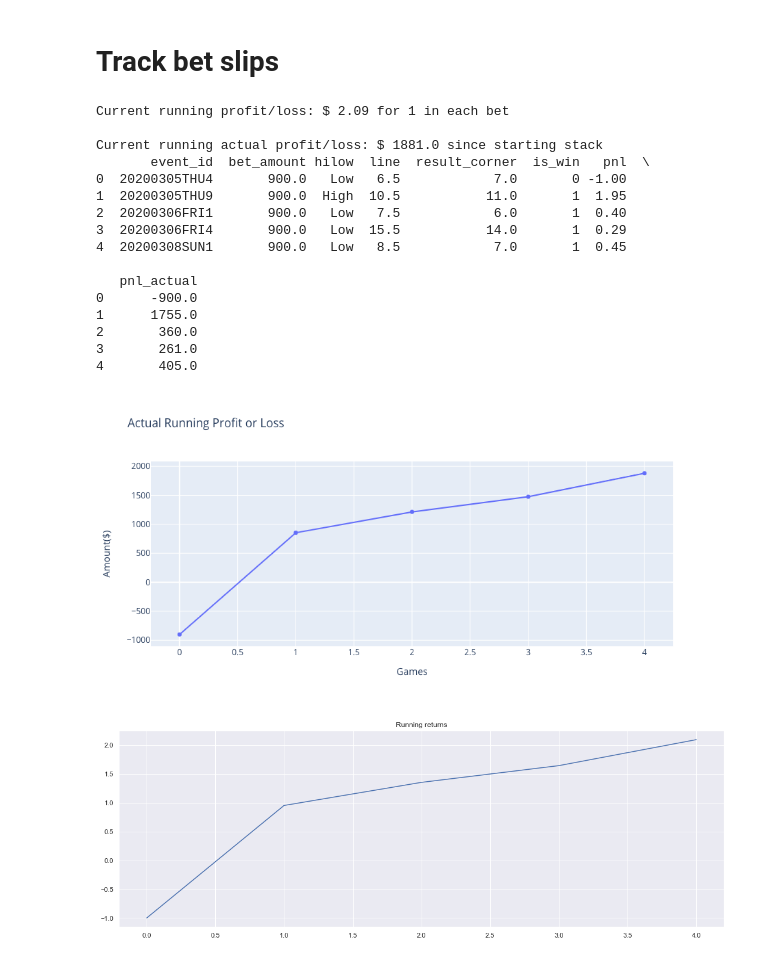
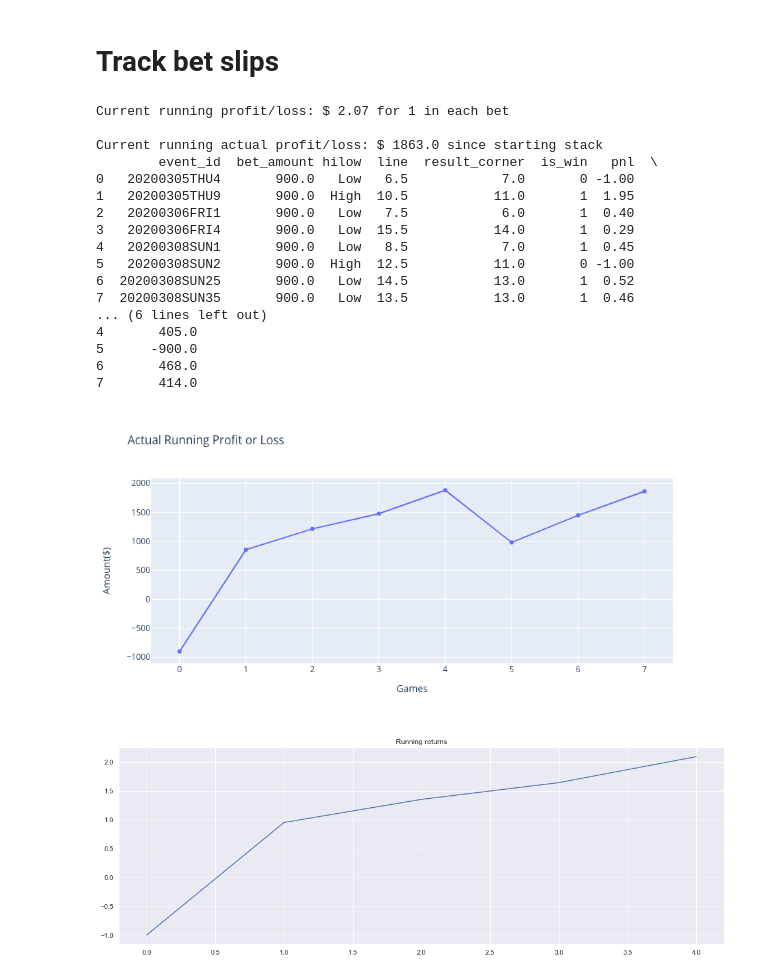
Before and after one commit to tysonwu/odds-crawl-app, a Jupyter notebook: development/data_collection/notebooks/bet_slips_analysis.ipynb, the cells around one changed output. Drawn from its saved outputs; the diff is of its cells as text; code cells hidden in the pictures.

```diff
--- a/development/data_collection/bet_slips_analysis.ipynb
+++ b/development/data_collection/notebooks/bet_slips_analysis.ipynb
@@ -19,48 +19,50 @@ data['hilow'] = data['hilow_content'].apply(lambda x: x.split("[")[0])
 data['line'] = data['hilow_content'].apply(lambda x: re.sub('@|]','',x.split("[")[-1]))
 data['bet_amount'] = data['bet_amount'].apply(lambda x: re.sub('\$','',x).strip())
 data['bet_amount'] = data['bet_amount'].apply(pd.to_numeric)
 data['odds'] = data['odds'].apply(pd.to_numeric)
 data['line'] = data['line'].apply(pd.to_numeric)
 data = data[data.send_bet_status.str.contains('Accepted')]
 del data['hilow_content']
 
 # merge with results
 data = data.merge(result[['event_id','result_corner']], how='inner', on='event_id')
+data = data[~data.result_corner.isna()]
 data['result_corner'] = data['result_corner'].apply(pd.to_numeric)
 data['is_win'] = np.where(data.hilow == 'Low',
                           np.where(data.line>data.result_corner,1,0),
                           np.where(data.line<data.result_corner,1,0))
 data['pnl'] = np.where(data.is_win == 1, data.odds - 1, -1)
 data['pnl_actual'] = data.bet_amount * data.pnl
 print('\nCurrent running profit/loss: $ {} for 1 in each bet'.format(round(data['pnl'].sum(),2)))
 print('\nCurrent running actual profit/loss: $ {} since starting stack'.format(round(data['pnl_actual'].sum(),2)))
 print(data[['event_id','bet_amount','hilow','line','result_corner','is_win','pnl','pnl_actual']])
 # u.graph(data.index, data.pnl.cumsum(), 'Running returns')
 
 import plotly.graph_objects as go
 fig = go.Figure(data=go.Scatter(x=data.index, y=data.pnl_actual.cumsum()))
 fig.update_layout(title='Actual Running Profit or Loss',
                    xaxis_title='Games',
                    yaxis_title='Amount($)')
 fig.show()
 # %% [output]
-Current running profit/loss: $ 2.09 for 1 in each bet
+Current running profit/loss: $ 2.07 for 1 in each bet
 
-Current running actual profit/loss: $ 1881.0 since starting stack
-       event_id  bet_amount hilow  line  result_corner  is_win   pnl  \
-0  20200305THU4       900.0   Low   6.5            7.0       0 -1.00
-1  20200305THU9       900.0  High  10.5           11.0       1  1.95
-2  20200306FRI1       900.0   Low   7.5            6.0       1  0.40
-3  20200306FRI4       900.0   Low  15.5           14.0       1  0.29
-4  20200308SUN1       900.0   Low   8.5            7.0       1  0.45
-
-   pnl_actual
-0      -900.0
-1      1755.0
-2       360.0
-3       261.0
+Current running actual profit/loss: $ 1863.0 since starting stack
+        event_id  bet_amount hilow  line  result_corner  is_win   pnl  \
+0   20200305THU4       900.0   Low   6.5            7.0       0 -1.00
+1   20200305THU9       900.0  High  10.5           11.0       1  1.95
+2   20200306FRI1       900.0   Low   7.5            6.0       1  0.40
+3   20200306FRI4       900.0   Low  15.5           14.0       1  0.29
+4   20200308SUN1       900.0   Low   8.5            7.0       1  0.45
+5   20200308SUN2       900.0  High  12.5           11.0       0 -1.00
+6  20200308SUN25       900.0   Low  14.5           13.0       1  0.52
+7  20200308SUN35       900.0   Low  13.5           13.0       1  0.46
+... (6 lines left out)
 4       405.0
+5      -900.0
+6       468.0
+7       414.0
-[figure, old version]
+[figure, new version]
 # %%
 # %% [output]
 [figure]
```
Also changed, not shown: parts of 2 cells of this notebook, 11 other files.
